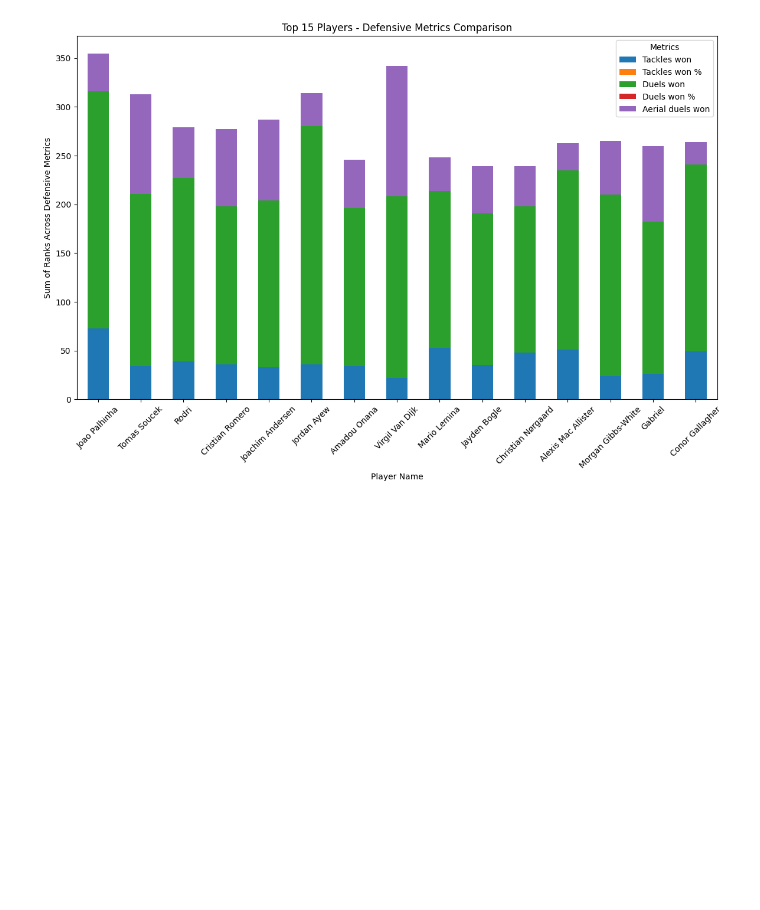
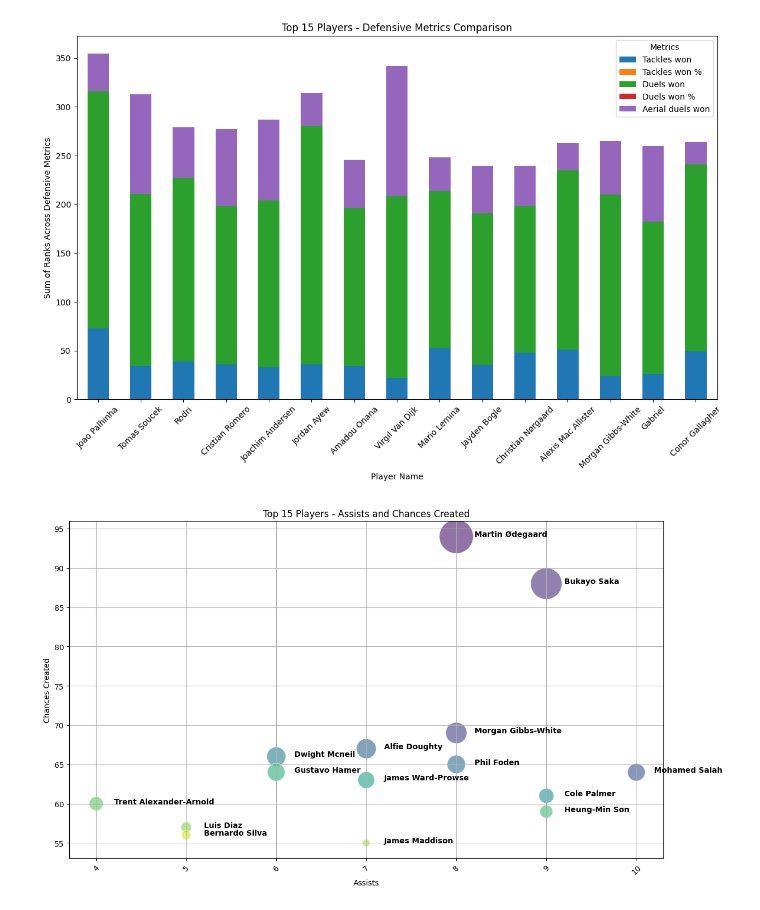
Before and after one commit to medrees-1000/Scraper-Project, a Jupyter notebook: testeing.ipynb, the cells around one changed output. Saved outputs shown, nothing was run; the diff lists cells and outputs as text; code cells hidden in the pictures; blank space fills up the shorter version.

```diff
--- a/testeing.ipynb
+++ b/testeing.ipynb
@@ -437,3 +437,25 @@ plt.legend(title='Metrics', labels=defensive_metrics)
 plt.show()
 # %% [output]
 [figure]
+# %%
+footBall['Assists and Chances Score'] = footBall['Assists'] + footBall['Chances created']
+top_players = footBall.nlargest(15, 'Assists and Chances Score')
+
+# Create the bubble chart
+plt.figure(figsize=(14, 8))
+bubble_size = top_players['Chances created']  # Size of bubble indicates the amount of chances created
+sns.scatterplot(data=top_players, x='Assists', y='Chances created', size=bubble_size, sizes=(100, 2000), legend=False, hue='Name', palette='viridis', alpha=0.6)
+
+plt.title('Top 15 Players - Assists and Chances Created')
+plt.xlabel('Assists')
+plt.ylabel('Chances Created')
+plt.grid(True)  # Adds a grid for easier reading
+plt.xticks(rotation=45)
+
+# Adding names to the bubbles for better readability
+for line in range(0,top_players.shape[0]):
+     plt.text(top_players['Assists'].iloc[line]+0.2, top_players['Chances created'].iloc[line], top_players['Name'].iloc[line], horizontalalignment='left', size='medium', color='black', weight='semibold')
+
+plt.show()
+# %% [output]
+[figure, added]
```
